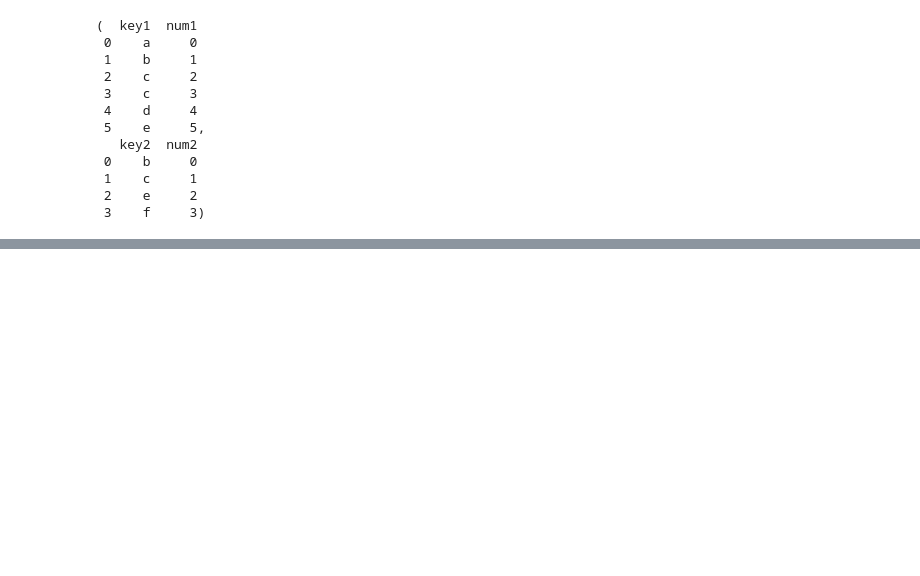
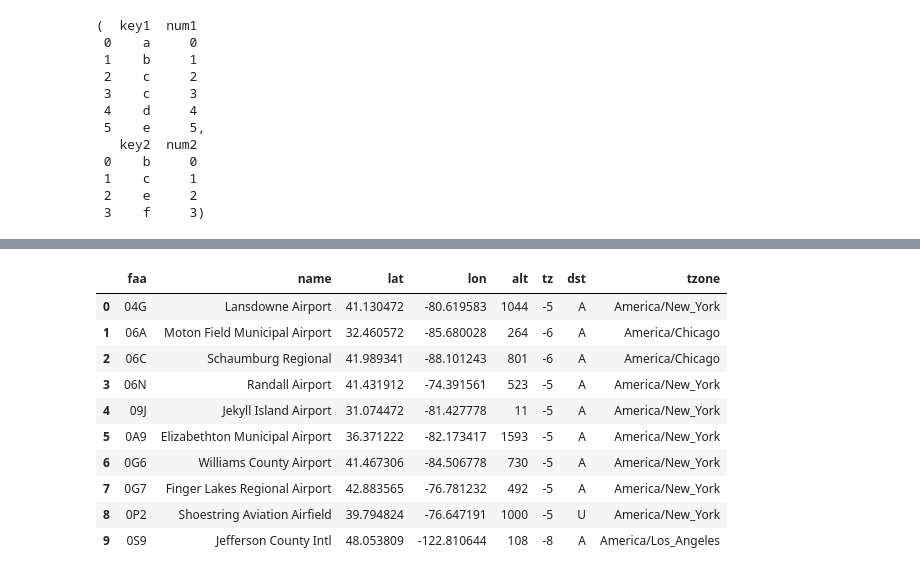
Before and after one commit to KhatiwadaPrajwal056/Data-Science-Training, a Jupyter notebook: kec day 10.ipynb, the cells around one changed output, grey strips where cells are left out. Cells and saved outputs as stored; diff of their text form; code cells hidden in the pictures; blank space fills up the shorter version.

```diff
--- a/kec day 10.ipynb
+++ b/kec day 10.ipynb
@@ -52,0 +303,14 @@ d3,d4
+# %%
+airports.head(10)
+# %% [output]
+|  | faa | name | lat | lon | alt | tz | dst | tzone |
+| 0 | 04G | Lansdowne Airport | 41.130472 | -80.619583 | 1044 | -5 | A | America/New_York |
+| 1 | 06A | Moton Field Municipal Airport | 32.460572 | -85.680028 | 264 | -6 | A | America/Chicago |
+| 2 | 06C | Schaumburg Regional | 41.989341 | -88.101243 | 801 | -6 | A | America/Chicago |
+| 3 | 06N | Randall Airport | 41.431912 | -74.391561 | 523 | -5 | A | America/New_York |
+| 4 | 09J | Jekyll Island Airport | 31.074472 | -81.427778 | 11 | -5 | A | America/New_York |
+| 5 | 0A9 | Elizabethton Municipal Airport | 36.371222 | -82.173417 | 1593 | -5 | A | America/New_York |
+| 6 | 0G6 | Williams County Airport | 41.467306 | -84.506778 | 730 | -5 | A | America/New_York |
+| 7 | 0G7 | Finger Lakes Regional Airport | 42.883565 | -76.781232 | 492 | -5 | A | America/New_York |
+| 8 | 0P2 | Shoestring Aviation Airfield | 39.794824 | -76.647191 | 1000 | -5 | U | America/New_York |
+| 9 | 0S9 | Jefferson County Intl | 48.053809 | -122.810644 | 108 | -8 | A | America/Los_Angeles |
```
Also changed, not shown: parts of 35 cells of this notebook.
